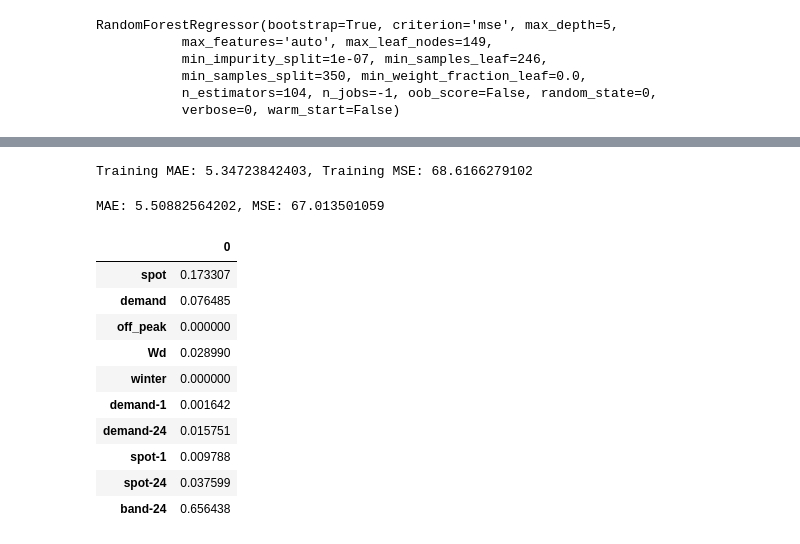
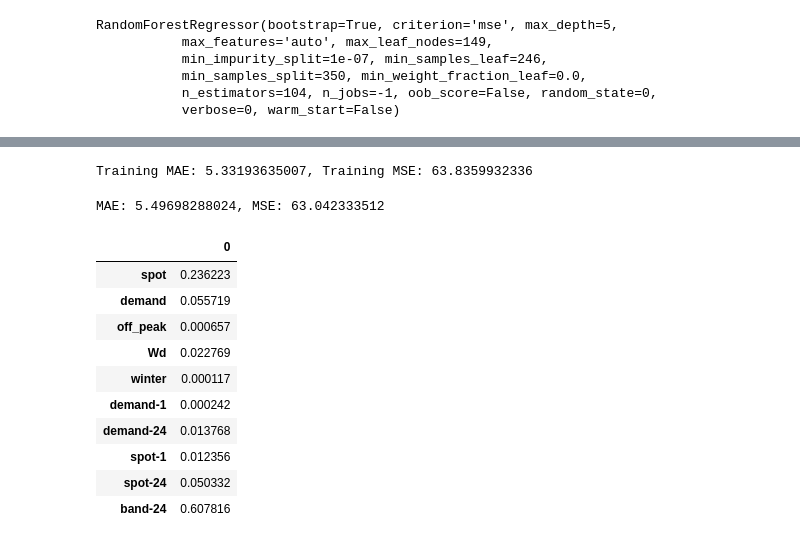
Before and after one commit to NonoMalpi/Secondary_band, a Jupyter notebook: Secondary band model.ipynb, the cells around one changed output, grey strips where cells are left out. Drawn from its saved outputs; the diff is of its cells as text; code cells hidden in the pictures.

```diff
--- a/Secondary band model.ipynb
+++ b/Secondary band model.ipynb
@@ -140,8 +140,8 @@ CV_mae = list()
 for train_index, test_index in kf.split(x_train, y_train):
     tree.fit(x_train[train_index], y_train[train_index])
     y_pred = tree.predict(x_train[test_index])
-    CV_mae.append(mean_absolute_error(np.exp(y_train[test_index]), np.exp(y_pred)))
-    CV_mse.append(mean_squared_error(np.exp(y_train[test_index]), np.exp(y_pred)))
+    CV_mae.append(mean_absolute_error(y_train[test_index], y_pred))
+    CV_mse.append(mean_squared_error(y_train[test_index], y_pred))
 
 print('Mean absolute error: %0.4f +- %0.4f' %(np.mean(CV_mae), 2*np.std(CV_mae)))
 print('Mean squared error: %0.4f +- %0.4f' %(np.mean(CV_mse), 2*np.std(CV_mse)))
@@ -262,8 +261,8 @@ CV_mae = list()
 for train_index, test_index in kf.split(x_train, y_train):
     rfr.fit(x_train[train_index], y_train[train_index])
     y_pred = rfr.predict(x_train[test_index])
-    CV_mae.append(mean_absolute_error(np.exp(y_train[test_index]), np.exp(y_pred)))
-    CV_mse.append(mean_squared_error(np.exp(y_train[test_index]), np.exp(y_pred)))
+    CV_mae.append(mean_absolute_error(y_train[test_index], y_pred))
+    CV_mse.append(mean_squared_error(y_train[test_index], y_pred))
 
 print('Mean absolute error: %0.4f +- %0.4f' %(np.mean(CV_mae), 2*np.std(CV_mae)))
 print('Mean squared error: %0.4f +- %0.4f' %(np.mean(CV_mse), 2*np.std(CV_mse)))
@@ -328,7 +327,7 @@ rfr = RandomForestRegressor(bootstrap=True, criterion='mse', max_depth=5,
            max_features='auto', max_leaf_nodes=150,
            min_impurity_split=1e-07, min_samples_leaf=250,
            min_samples_split=500, min_weight_fraction_leaf=0.0,
-           n_estimators=100, n_jobs=-1, oob_score=False, random_state=0,
+           n_estimators=120, n_jobs=-1, oob_score=False, random_state=0,
            verbose=0, warm_start=False)
 # %%
 rfr.fit(x_train, y_train)
@@ -341,8 +340,8 @@ CV_mae = list()
 for train_index, test_index in kf.split(x_train, y_train):
     rfr.fit(x_train[train_index], y_train[train_index])
     y_pred = rfr.predict(x_train[test_index])
-    CV_mae.append(mean_absolute_error(np.exp(y_train[test_index]), np.exp(y_pred)))
-    CV_mse.append(mean_squared_error(np.exp(y_train[test_index]), np.exp(y_pred)))
+    CV_mae.append(mean_absolute_error(y_train[test_index], y_pred))
+    CV_mse.append(mean_squared_error(y_train[test_index], y_pred))
 
 print('Mean absolute error: %0.4f +- %0.4f' %(np.mean(CV_mae), 2*np.std(CV_mae)))
 print('Mean squared error: %0.4f +- %0.4f' %(np.mean(CV_mse), 2*np.std(CV_mse)))
@@ -373,24 +372,24 @@ RandomForestRegressor(bootstrap=True, criterion='mse', max_depth=5,
            verbose=0, warm_start=False)
 # %%
-print('Training MAE: ' +str(mean_absolute_error(np.exp(y_train), np.exp(rfr.predict(x_train))))+', Training MSE: ' +
-      str(mean_squared_error(np.exp(y_train), np.exp(rfr.predict(x_train)))))
+print('Training MAE: ' +str(mean_absolute_error(y_train, rfr.predict(x_train)))+', Training MSE: ' +
+      str(mean_squared_error(y_train, rfr.predict(x_train))))
 # %% [output]
-Training MAE: 5.34723842403, Training MSE: 68.6166279102
+Training MAE: 5.33193635007, Training MSE: 63.8359932336
 # %%
-print('MAE: ' +str(mean_absolute_error((np.exp(y_test)), (np.exp(rfr.predict(x_test)))))+', MSE: ' +
-      str(mean_squared_error((np.exp(y_test)), (np.exp(rfr.predict(x_test))))))
+print('MAE: ' +str(mean_absolute_error(y_test, rfr.predict(x_test)))+', MSE: ' +
+      str(mean_squared_error(y_test, rfr.predict(x_test))))
 pd.DataFrame(data=rfr.feature_importances_, index=features_list)
 # %% [output]
-MAE: 5.50882564202, MSE: 67.013501059
+MAE: 5.49698288024, MSE: 63.042333512
 |  | 0 |
-| spot | 0.173307 |
-| demand | 0.076485 |
-| off_peak | 0.000000 |
-| Wd | 0.028990 |
-| winter | 0.000000 |
-| demand-1 | 0.001642 |
-| demand-24 | 0.015751 |
-| spot-1 | 0.009788 |
-| spot-24 | 0.037599 |
-| band-24 | 0.656438 |
+| spot | 0.236223 |
+| demand | 0.055719 |
+| off_peak | 0.000657 |
+| Wd | 0.022769 |
+| winter | 0.000117 |
+| demand-1 | 0.000242 |
+| demand-24 | 0.013768 |
+| spot-1 | 0.012356 |
+| spot-24 | 0.050332 |
+| band-24 | 0.607816 |
 # %%
```
Also changed, not shown: parts of 18 cells of this notebook, 2 other files.
